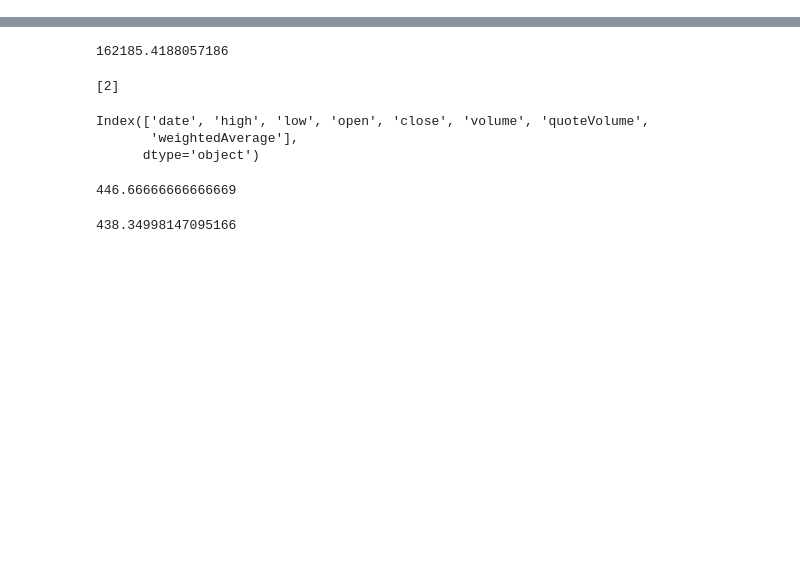
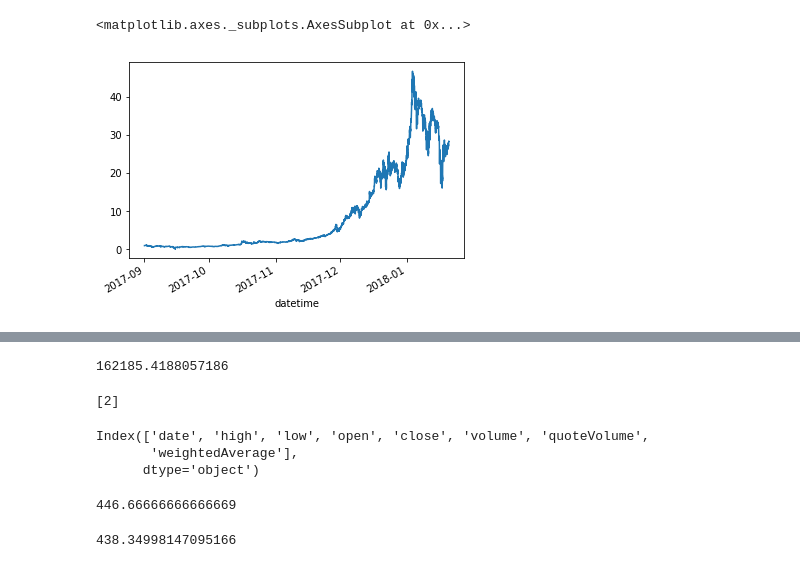
Before and after one commit to jjakimoto/Development, a Jupyter notebook: cryptocurrency/RL.ipynb, the cells around one changed output, grey strips where cells are left out. Drawn from its saved outputs; the diff is of its cells as text; code cells hidden in the pictures; blank space fills up the shorter version.

Commit message:
Add event driven backtest

```diff
--- a/cryptocurrency/RL.ipynb
+++ b/cryptocurrency/RL.ipynb
@@ -0,0 +64,8 @@
+# %%
+training_start = '2017-07-01 00:00:00'
+training_end = '2017-10-01 00:00:00'
+load_file_path = 'params{}-{}/model.ckpt'.format(training_start, training_end)
+load_file_path = None
+
+
+model = train_model(training_start, training_end, load_file_path=load_file_path, num_epochs=int(2e6))
@@ -0,0 +117,17 @@
+# %%
+from pytrade_env.strategies import AgentWrapper
+from pytrade_env.utils import get_time_now
+
+test_start = '2017-10-01 00:00:00'
+test_end = '2018-01-01 00:00:00'
+test_end = get_time_now()
+
+strategy = AgentWrapper(model)
+
+runner = backtest(test_start, test_end, strategy)
+# %%
+%matplotlib inline
+runner.equity_curve["total"].plot()
+# %% [output]
+<matplotlib.axes._subplots.AxesSubplot at 0x...>
+[figure, added]
```
Also changed, not shown: parts of 39 cells of this notebook, 3 other files.
